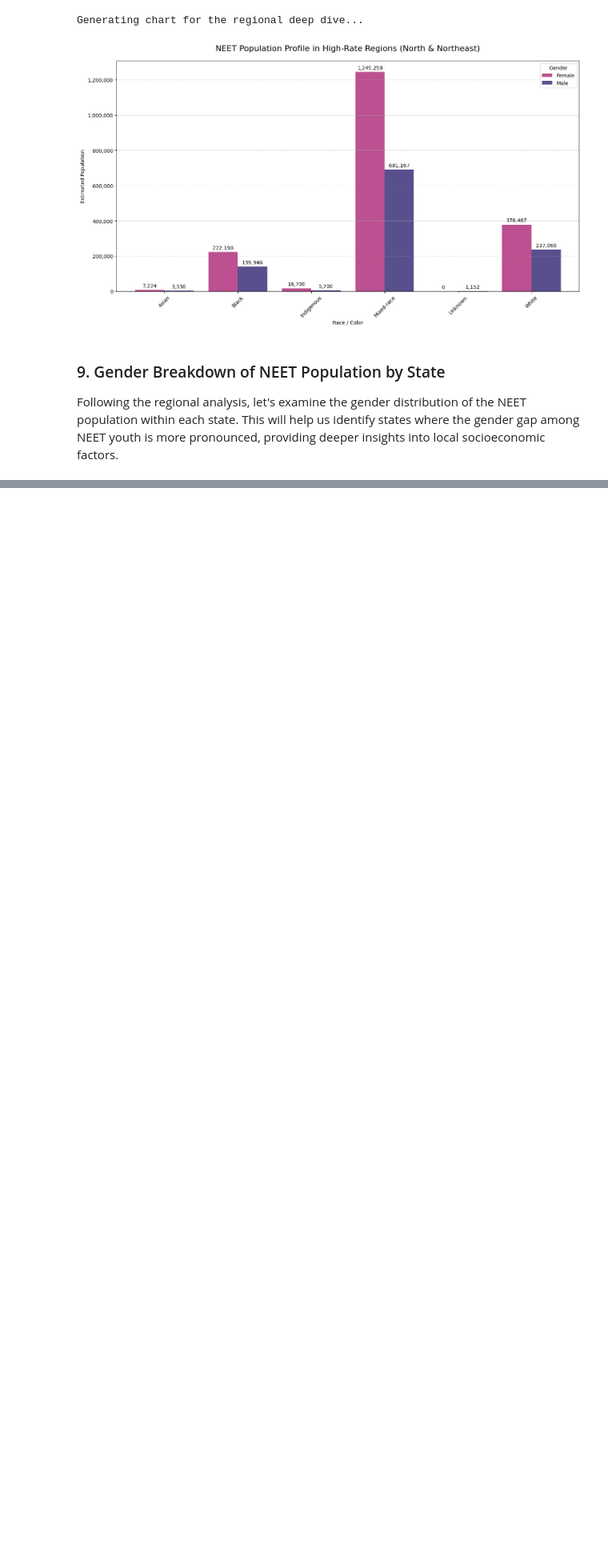
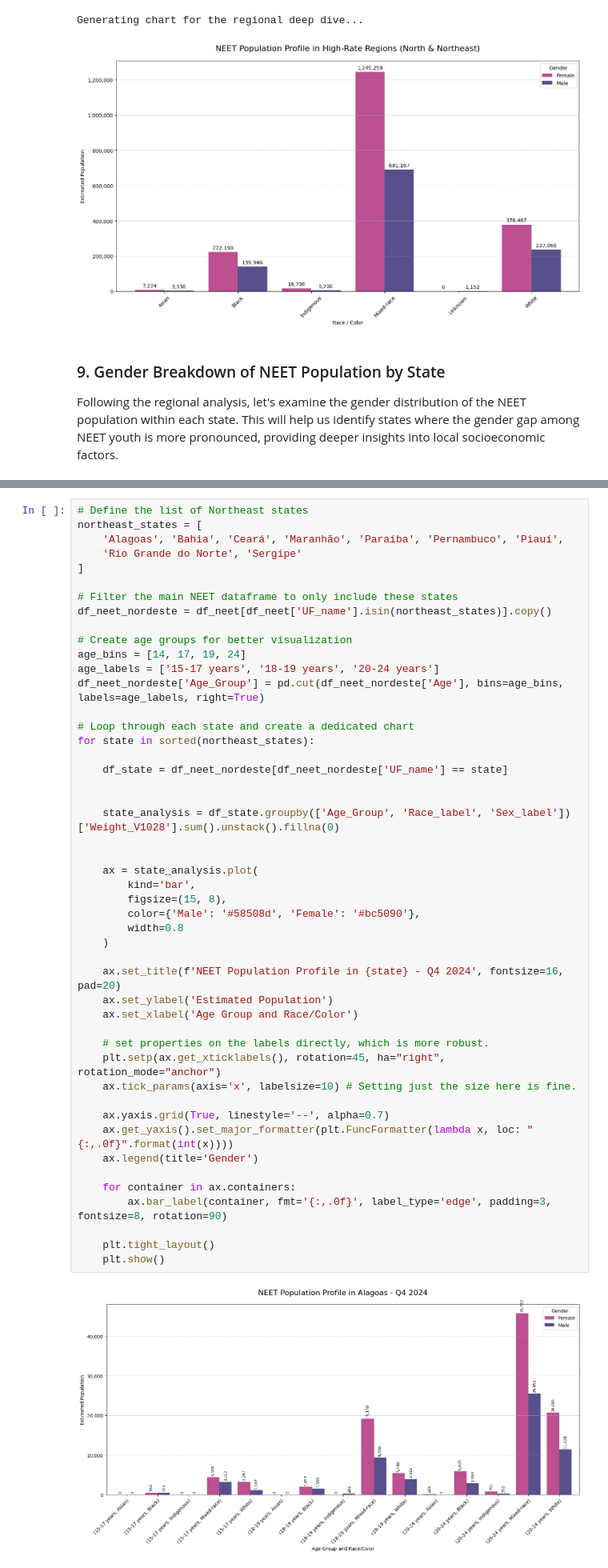
Before and after one commit to Ligia-pdf/NEETBrazil, a Jupyter notebook: analysis2024.ipynb, the cells around one changed output, grey strips where cells are left out. Shown at 80% size. Cells and saved outputs as stored; diff of their text form; blank space fills up the shorter version.

Commit message:
Starting detailed analysis for each Northeast state

```diff
--- a/analysis2024.ipynb
+++ b/analysis2024.ipynb
@@ -481,0 +499,50 @@ Generating focused chart for gender comparison by state...
+# %%
+# Define the list of Northeast states
+northeast_states = [
+    'Alagoas', 'Bahia', 'Ceará', 'Maranhão', 'Paraíba', 'Pernambuco', 'Piauí',
+    'Rio Grande do Norte', 'Sergipe'
+]
+
+# Filter the main NEET dataframe to only include these states
+df_neet_nordeste = df_neet[df_neet['UF_name'].isin(northeast_states)].copy()
+
+# Create age groups for better visualization
+age_bins = [14, 17, 19, 24]
+age_labels = ['15-17 years', '18-19 years', '20-24 years']
+df_neet_nordeste['Age_Group'] = pd.cut(df_neet_nordeste['Age'], bins=age_bins, labels=age_labels, right=True)
+
+# Loop through each state and create a dedicated chart
+for state in sorted(northeast_states):
+
+    df_state = df_neet_nordeste[df_neet_nordeste['UF_name'] == state]
+
+
+    state_analysis = df_state.groupby(['Age_Group', 'Race_label', 'Sex_label'])['Weight_V1028'].sum().unstack().fillna(0)
+
+
+    ax = state_analysis.plot(
+        kind='bar',
+        figsize=(15, 8),
+        color={'Male': '#58508d', 'Female': '#bc5090'},
+        width=0.8
+    )
+
+    ax.set_title(f'NEET Population Profile in {state} - Q4 2024', fontsize=16, pad=20)
+    ax.set_ylabel('Estimated Population')
+    ax.set_xlabel('Age Group and Race/Color')
+
+    # set properties on the labels directly, which is more robust.
+    plt.setp(ax.get_xticklabels(), rotation=45, ha="right", rotation_mode="anchor")
+    ax.tick_params(axis='x', labelsize=10) # Setting just the size here is fine.
+
+    ax.yaxis.grid(True, linestyle='--', alpha=0.7)
+    ax.get_yaxis().set_major_formatter(plt.FuncFormatter(lambda x, loc: "{:,.0f}".format(int(x))))
+    ax.legend(title='Gender')
+
+    for container in ax.containers:
+        ax.bar_label(container, fmt='{:,.0f}', label_type='edge', padding=3, fontsize=8, rotation=90)
+
+    plt.tight_layout()
+    plt.show()
+# %% [output]
+[figure, added]
```
Also changed, not shown: parts of 4 cells of this notebook.
